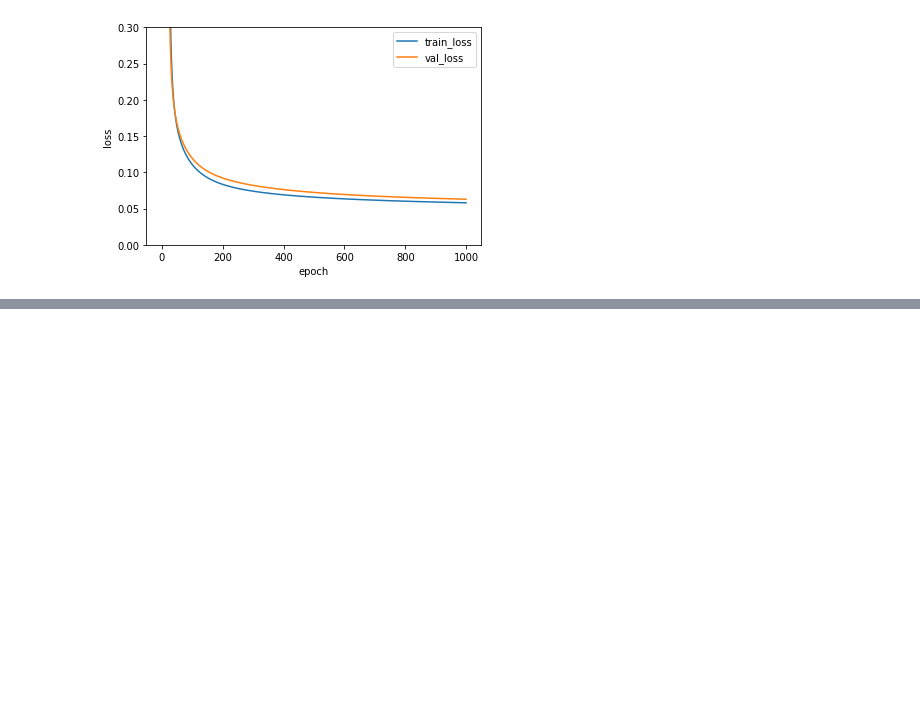
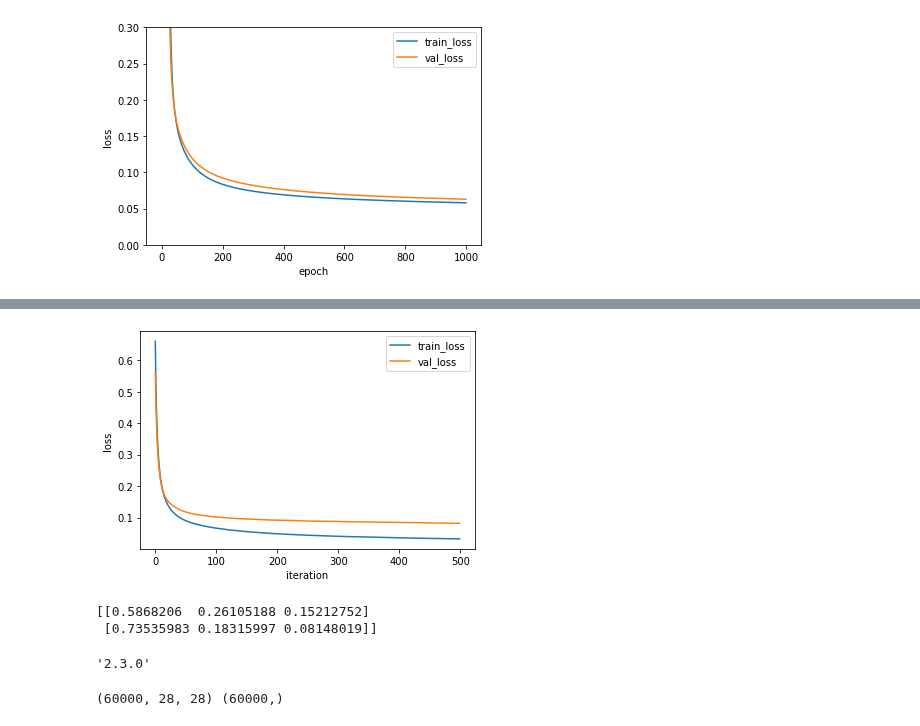
Before and after one commit to kjungmo/SBA2020_dataScience, a Jupyter notebook: 4.딥러닝활용.ipynb, the cells around one changed output, grey strips where cells are left out. Saved outputs shown, nothing was run; the diff lists cells and outputs as text; code cells hidden in the pictures; blank space fills up the shorter version.

```diff
--- a/4.딥러닝활용.ipynb
+++ b/4.딥러닝활용.ipynb
@@ -181,0 +338,19 @@ class DualLayer(SingleLayer):
+# %%
+plt.plot(minibatch_net.losses)
+plt.plot(minibatch_net.val_losses)
+plt.ylabel('loss')
+plt.xlabel('iteration')
+plt.legend(['train_loss', 'val_loss'])
+plt.show()
+# %% [output]
+[figure, added]
+# %%
+import numpy as np
+temp = np.array([[2.20,1.39,0.85],
+                 [0.00,-1.39,-2.20]])
+exp_temp = np.exp(temp)
+ret = exp_temp / np.sum(exp_temp, axis=1).reshape(-1, 1)
+print( ret )
+# %% [output]
+[[0.5868206  0.26105188 0.15212752]
+ [0.73535983 0.18315997 0.08148019]]
@@ -181,0 +484,9 @@ class DualLayer(SingleLayer):
+# %%
+tf.__version__
+# %% [output]
+'2.3.0'
+# %%
+(x_train_all, y_train_all), (x_test, y_test) = tf.keras.datasets.fashion_mnist.load_data()
+print(x_train_all.shape, y_train_all.shape)
+# %% [output]
+(60000, 28, 28) (60000,)
```
Also changed, not shown: parts of 13 cells of this notebook.
